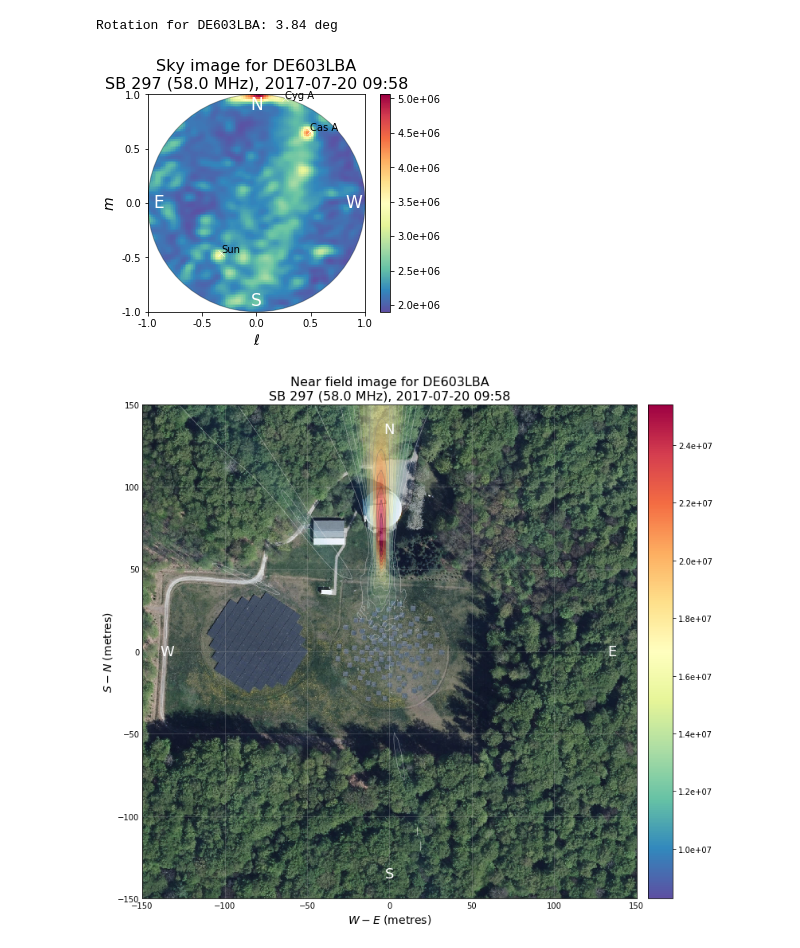
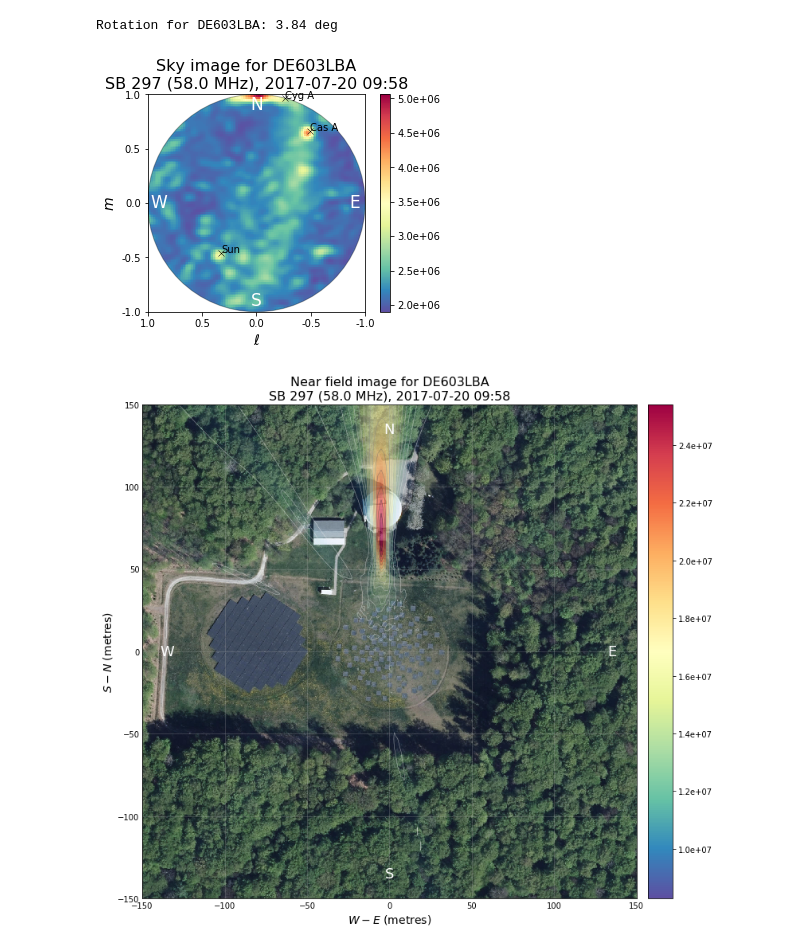
Before and after one commit to lofar-astron/lofarimaging, a Jupyter notebook: LOFAR LBA imaging tutorial v4.ipynb, the cells around one changed output. Cells and saved outputs as stored; diff of their text form; code cells hidden in the pictures.

Commit message:
Fix direction of l-axis in sky plot

```diff
--- a/LOFAR LBA imaging tutorial v4.ipynb
+++ b/LOFAR LBA imaging tutorial v4.ipynb
@@ -267,39 +267,39 @@ fig, ax = plt.subplots(1)
 
 circle1 = Circle((0, 0), 1.0, edgecolor='k', fill=False, facecolor='none', alpha=0.3)
 ax.add_artist(circle1)
 
-cimg = ax.imshow(img, origin='lower', cmap=cm.Spectral_r, extent=(-1, 1, -1, 1),
+cimg = ax.imshow(img, origin='lower', cmap=cm.Spectral_r, extent=(1, -1, -1, 1),
                  clip_path=circle1, clip_on=True)
 divider = make_axes_locatable(ax)
 cax = divider.append_axes("right", size="5%", pad=0.2, axes_class=maxes.Axes)
 fig.colorbar(cimg, cax=cax, orientation="vertical", format="%.1e")
+
+ax.set_xlim(1, -1)
 
 ax.set_xticks(np.arange(-1, 1.1, 0.5))
 ax.xaxis.set_major_formatter(FormatStrFormatter('%.1f'))
 ax.set_yticks(np.arange(-1, 1.1, 0.5))
 ax.yaxis.set_major_formatter(FormatStrFormatter('%.1f'))
 
-for body, lmn in marked_bodies_lmn.items():
-    ax.plot([-lmn[0]], [lmn[1]], marker='x', color='white', mew=0.5)
-
 # Labels
 ax.set_xlabel('$ℓ$', fontsize=14)
 ax.set_ylabel('$m$', fontsize=14)
 
 for body_name, lmn in marked_bodies_lmn.items():
-    ax.annotate(body_name, (-lmn[0], lmn[1]))
+    ax.plot([lmn[0]], [lmn[1]], marker='x', color='black', mew=0.5)
+    ax.annotate(body_name, (lmn[0], lmn[1]))
 
 ax.set_title(f"Sky image for {station_name}\nSB {subband} ({freq / 1e6:.1f} MHz), {str(obstime)[:16]}", fontsize=16)
 
 # Plot the compass directions
 ax.text(0.9, 0, 'W', horizontalalignment='center', verticalalignment='center', color='w', fontsize=17)
 ax.text(-0.9, 0, 'E', horizontalalignment='center', verticalalignment='center', color='w', fontsize=17)
 ax.text(0, 0.9, 'N', horizontalalignment='center', verticalalignment='center', color='w', fontsize=17)
 ax.text(0, -0.9, 'S', horizontalalignment='center', verticalalignment='center', color='w', fontsize=17)
 
 plt.savefig(f'results/{fname}_sky_calibrated.png', bbox_inches='tight', dpi=200)
 # %% [output]
-[figure, old version]
+[figure, new version]
 # %%
 npix_x, npix_y = int(ground_resolution * (extent[1] - extent[0])), int(ground_resolution * (extent[3] - extent[2]))
 # %%
```
Also changed, not shown: 1 other file.
